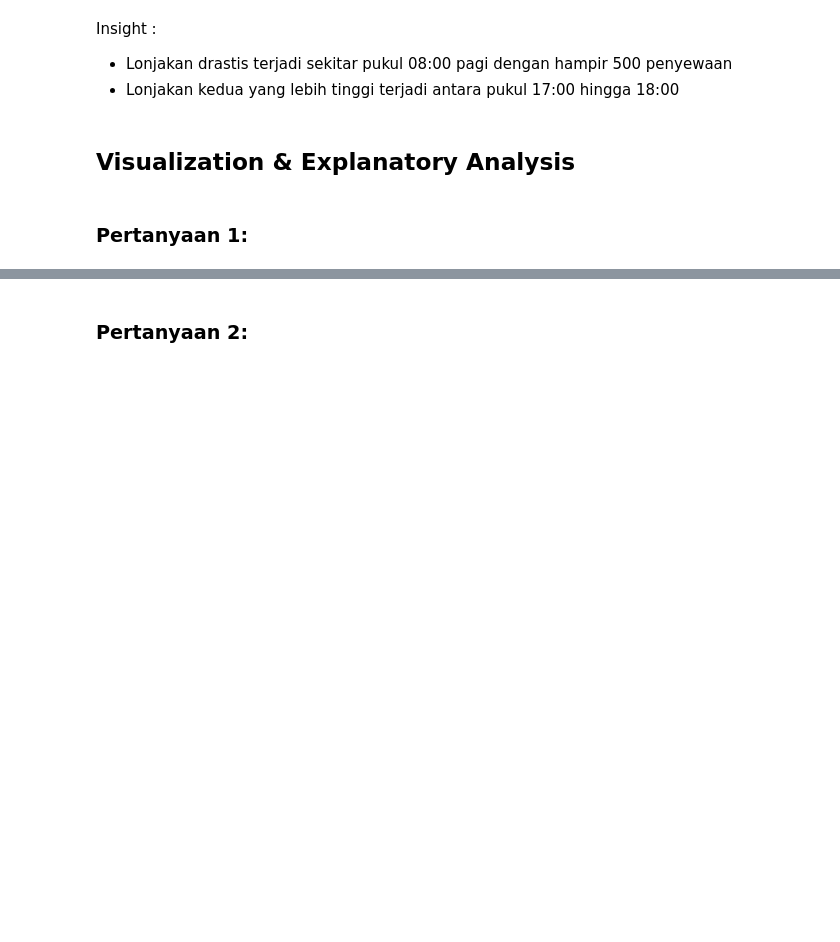
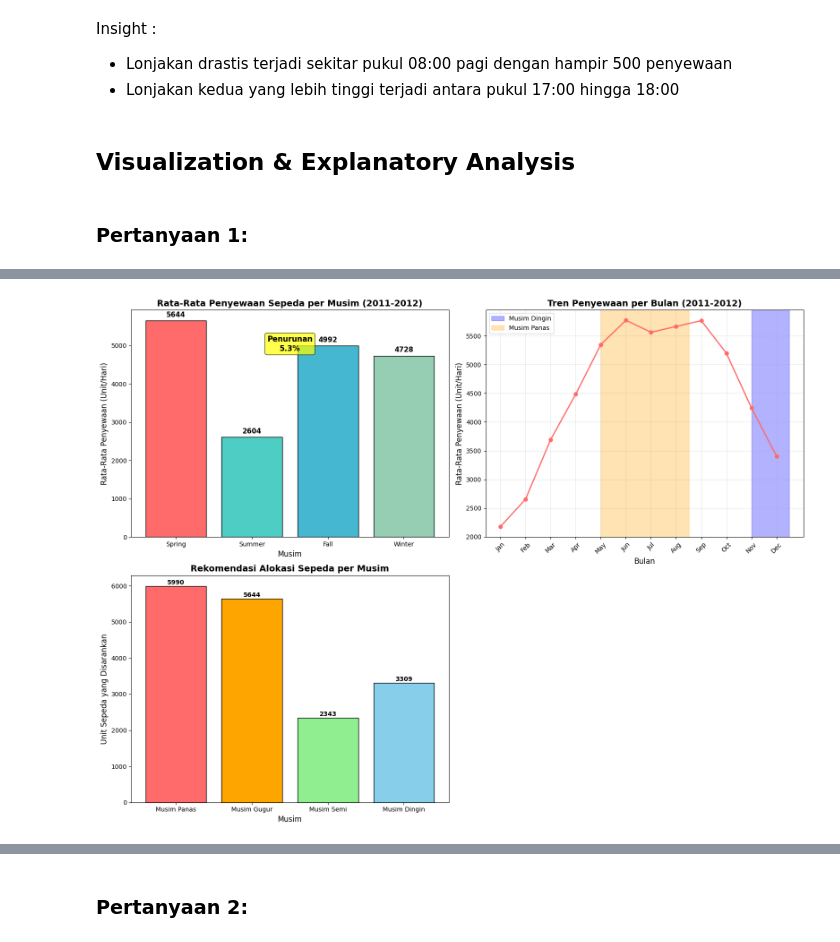
Before and after one commit to donnycharles88/Submission-ProyekAnalisisData, a Jupyter notebook: Submission.ipynb, the cells around one changed output, grey strips where cells are left out. Drawn from its saved outputs; the diff is of its cells as text; code cells hidden in the pictures; blank space fills up the shorter version.

```diff
--- a/Submission.ipynb
+++ b/Submission.ipynb
@@ -226,17 +453,3 @@ Insight :
 ## Visualization & Explanatory Analysis
 # %% [markdown]
 ### Pertanyaan 1:
-# %%
-# Visualisasi Pertanyaan 1
-plt.figure(figsize=(10, 6))
-sns.barplot(x='season', y='cnt', data=df_day, estimator=np.mean, ci=None, palette='viridis')
-plt.title('Rata-Rata Jumlah Penyewaan Sepeda Berdasarkan Musim', fontsize=14)
-plt.xlabel('Musim', fontsize=12)
-plt.ylabel('Rata-Rata Jumlah Penyewaan', fontsize=12)
-plt.xticks(rotation=0)
-
-# Menambahkan label nilai pada bar
-for i, v in enumerate(df_day.groupby('season')['cnt'].mean()):
-    plt.text(i, v + 50, f'{int(v)}', ha='center', fontsize=10)
-
-plt.show()
@@ -255,0 +456,72 @@ Passing `palette` without assigning `hue` is deprecated and will be removed in v
+# %%
+fig, axes = plt.subplots(2, 2, figsize=(16, 12))
+
+# 1. Bar Chart: Rata-rata penyewaan per musim dengan label persentase
+season_avg = df_day.groupby('season')['cnt'].mean()
+season_colors = ['#FF6B6B', '#4ECDC4', '#45B7D1', '#96CEB4']
+
+ax1 = axes[0, 0]
+bars = ax1.bar(season_avg.index, season_avg.values, color=season_colors, edgecolor='black')
+ax1.set_title('Rata-Rata Penyewaan Sepeda per Musim (2011-2012)', fontsize=14, fontweight='bold')
+ax1.set_xlabel('Musim', fontsize=12)
+ax1.set_ylabel('Rata-Rata Penyewaan (Unit/Hari)', fontsize=12)
+ax1.set_xticklabels(['Spring', 'Summer', 'Fall', 'Winter'], rotation=0)
+
+# Tambahkan label nilai dan persentase
+summer_avg = season_avg['Summer']
+winter_avg = season_avg['Winter']
+persen_penurunan = ((summer_avg - winter_avg) / summer_avg) * 100
+
+for i, (season, value) in enumerate(season_avg.items()):
+    ax1.text(i, value + 100, f'{int(value)}', ha='center', fontsize=11, fontweight='bold')
+
+ax1.text(1.5, (summer_avg + winter_avg)/2, f'Penurunan\n{persen_penurunan:.1f}%',
+         ha='center', fontsize=12, fontweight='bold',
+         bbox=dict(boxstyle='round', facecolor='yellow', alpha=0.7))
+
+# 2. Line Chart: Tren bulanan untuk melihat pola waktu
+df_day['month_name'] = df_day['dteday'].dt.month_name()
+month_order = ['January', 'February', 'March', 'April', 'May', 'June',
+               'July', 'August', 'September', 'October', 'November', 'December']
+month_avg = df_day.groupby(df_day['dteday'].dt.month)['cnt'].mean()
+
+ax2 = axes[0, 1]
+ax2.plot(month_avg.index, month_avg.values, marker='o', linewidth=2, color='#FF6B6B')
+ax2.set_title('Tren Penyewaan per Bulan (2011-2012)', fontsize=14, fontweight='bold')
+ax2.set_xlabel('Bulan', fontsize=12)
+ax2.set_ylabel('Rata-Rata Penyewaan (Unit/Hari)', fontsize=12)
+ax2.set_xticks(range(1, 13))
+ax2.set_xticklabels([m[:3] for m in month_order], rotation=45)
+ax2.axvspan(11, 12.5, alpha=0.3, color='blue', label='Musim Dingin')
+ax2.axvspan(5, 8.5, alpha=0.3, color='orange', label='Musim Panas')
+ax2.legend()
+ax2.grid(alpha=0.3)
+
+# 3. Rekomendasi Aksi: Alokasi Sepeda
+ax3 = axes[1, 0]
+rekomendasi = {
+    'Musim Panas': summer_avg * 1.2,
+    'Musim Gugur': season_avg['Fall'] * 1.0,
+    'Musim Semi': season_avg['Spring'] * 0.9,
+    'Musim Dingin': winter_avg * 0.7
+}
+
+bars3 = ax3.bar(rekomendasi.keys(), rekomendasi.values(),
+                color=['#FF6B6B', '#FFA500', '#90EE90', '#87CEEB'],
+                edgecolor='black')
+ax3.set_title('Rekomendasi Alokasi Sepeda per Musim', fontsize=14, fontweight='bold')
+ax3.set_xlabel('Musim', fontsize=12)
+ax3.set_ylabel('Unit Sepeda yang Disarankan', fontsize=12)
+ax3.tick_params(axis='x', rotation=0)
+
+for bar, value in zip(bars3, rekomendasi.values()):
+    ax3.text(bar.get_x() + bar.get_width()/2, bar.get_height() + 50,
+             f'{int(value)}', ha='center', fontsize=10, fontweight='bold')
+
+# Menghapus plot ke-4 yang kosong agar tampilan lebih rapi
+fig.delaxes(axes[1, 1])
+
+plt.tight_layout()
+plt.show()
+# %% [output]
+[figure, added]
```
Also changed, not shown: parts of 24 cells of this notebook, 3 other files.
